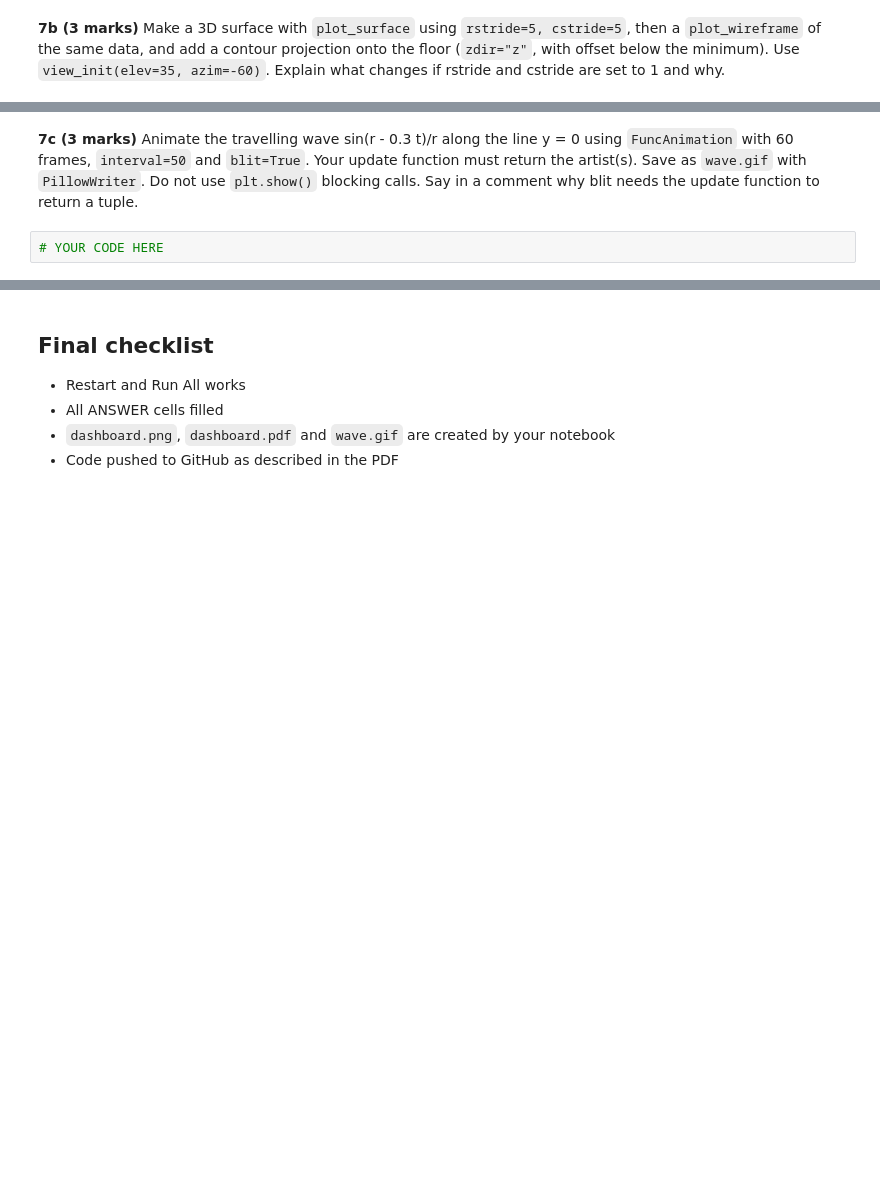
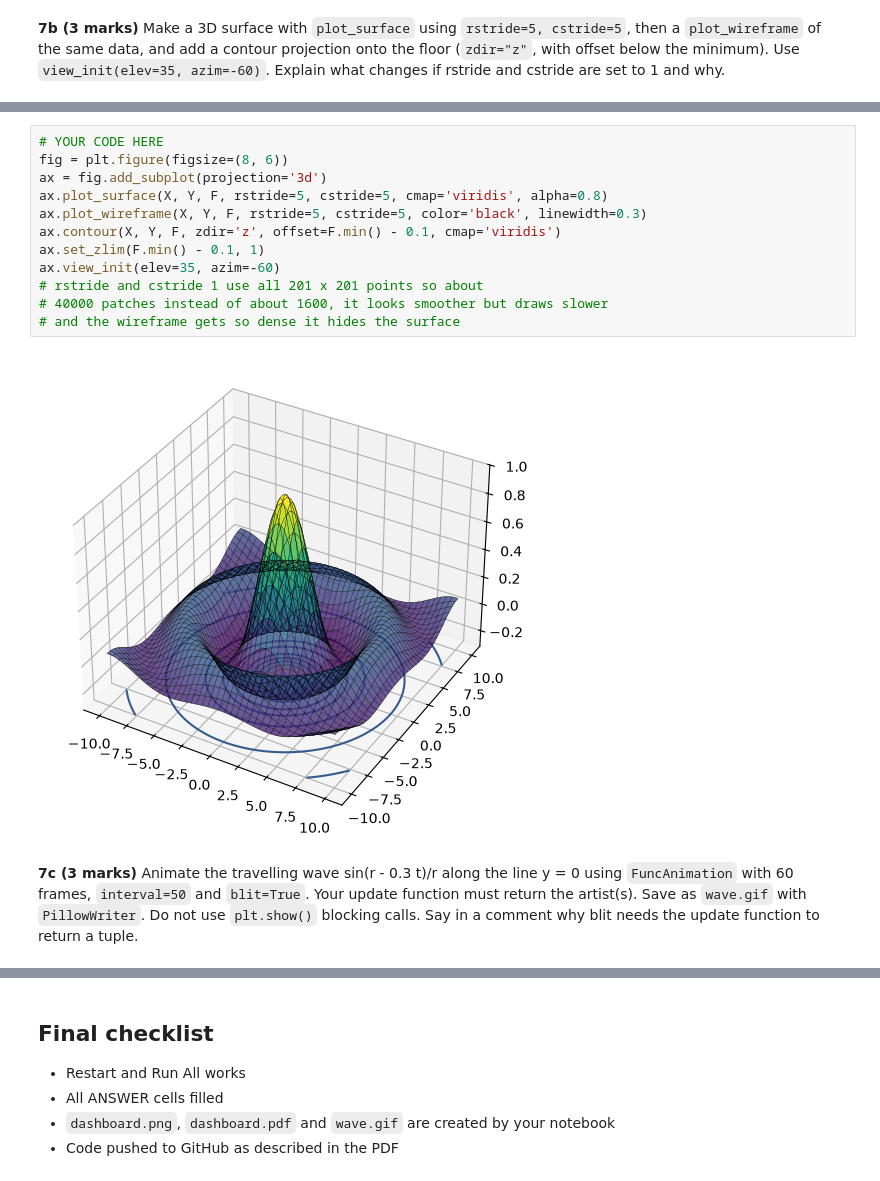
Before and after one commit to Tay-At-Code/PAI-A3-25F-0003, a Jupyter notebook: Assignment3_Programming_for_AI.ipynb, the cells around one changed output, grey strips where cells are left out. Saved outputs shown, nothing was run; the diff lists cells and outputs as text; blank space fills up the shorter version.

```diff
--- a/Assignment3_Programming_for_AI.ipynb
+++ b/Assignment3_Programming_for_AI.ipynb
@@ -834,4 +862,16 @@ Let f(x, y) = sin(r) / r with r = sqrt(x^2 + y^2) on x, y in [-10, 10].
+# %%
+# YOUR CODE HERE
+fig = plt.figure(figsize=(8, 6))
+ax = fig.add_subplot(projection='3d')
+ax.plot_surface(X, Y, F, rstride=5, cstride=5, cmap='viridis', alpha=0.8)
+ax.plot_wireframe(X, Y, F, rstride=5, cstride=5, color='black', linewidth=0.3)
+ax.contour(X, Y, F, zdir='z', offset=F.min() - 0.1, cmap='viridis')
+ax.set_zlim(F.min() - 0.1, 1)
+ax.view_init(elev=35, azim=-60)
+# rstride and cstride 1 use all 201 x 201 points so about
+# 40000 patches instead of about 1600, it looks smoother but draws slower
+# and the wireframe gets so dense it hides the surface
+# %% [output]
+[figure, added]
 # %% [markdown]
 **7c (3 marks)** Animate the travelling wave sin(r - 0.3 t)/r along the line y = 0 using `FuncAnimation` with 60 frames, `interval=50` and `blit=True`. Your update function must return the artist(s). Save as `wave.gif` with `PillowWriter`. Do not use `plt.show()` blocking calls. Say in a comment why blit needs the update function to return a tuple.
-# %%
-# YOUR CODE HERE
```
Also changed, not shown: parts of 5 cells of this notebook, 1 other file.
